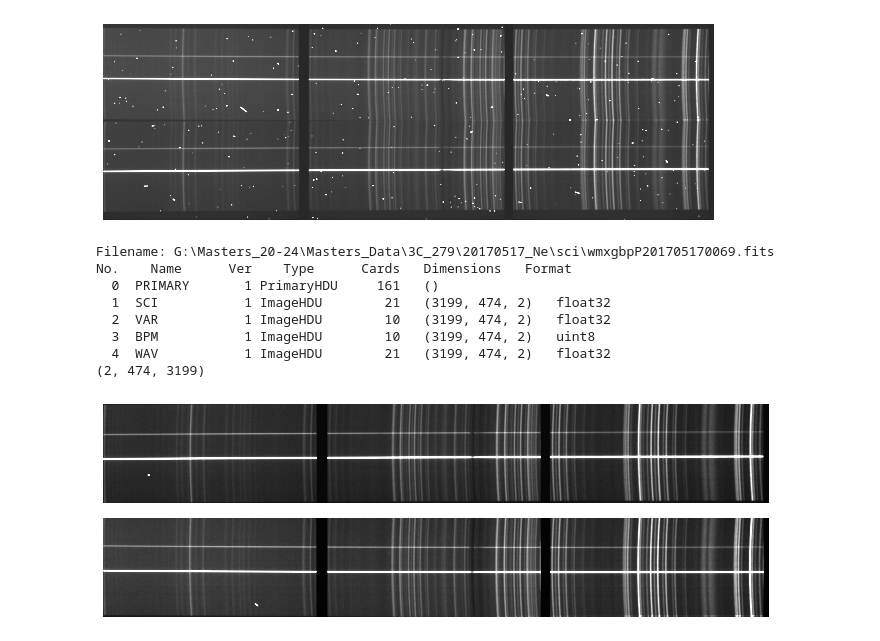
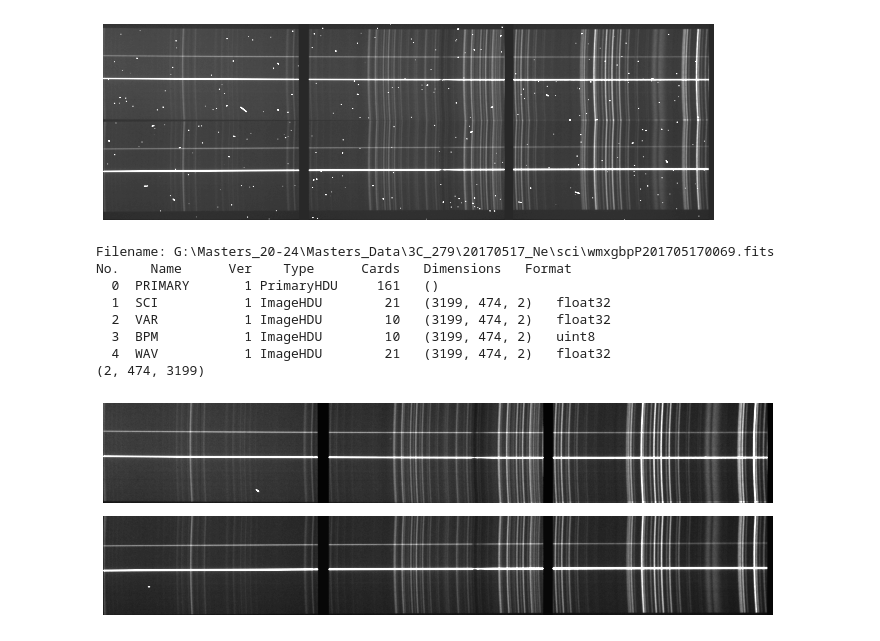
Before and after one commit to JustinotherGitter/Masters-Thesis, a Jupyter notebook: chapter_3/FITS_images.ipynb, the cells around one changed output. Saved outputs shown, nothing was run; the diff lists cells and outputs as text; code cells hidden in the pictures.

Commit message:
2024-01-25: ch03 splitting and iraf wavelength calibration. Corrected figures and added workflow.

```diff
--- a/chapter_3/FITS_images.ipynb
+++ b/chapter_3/FITS_images.ipynb
@@ -37,30 +37,30 @@ No.    Name      Ver    Type      Cards   Dimensions   Format
 (1028, 3199)
 [figure]
 # %%
-# CH03 - S03.2.1
+# CH03 - S03.2.3
 
 image_file = get_pkg_data_filename('G:/Masters_20-24/Masters_Data/3C_279/20170517_Ne/sci/wmxgbpP201705170069.fits')
 
 fits.info(image_file)
 
 image_data = fits.getdata(image_file, ext=1)
 print(image_data.shape)
 
 fig, axs = plt.subplots(2, figsize=(9.597, 3.584))
 for i in [0, 1]:
-    axs[i].imshow(image_data[i], cmap='gray', vmax=np.mean(image_data[i]) + 2 * np.std(image_data[i]), origin='lower')
-    axs[i].grid()
-    axs[i].axis('off')
+    axs[-1-i].imshow(image_data[i], cmap='gray', vmax=np.mean(image_data[i]) + 2 * np.std(image_data[i]), origin='lower')
+    axs[-1-i].grid()
+    axs[-1-i].axis('off')
 
 plt.savefig('../figures/3_post_wav_cal.pdf', bbox_inches='tight') # Can save as svg for editing in inkscape
 plt.show()
 # %% [output]
 Filename: G:\Masters_20-24\Masters_Data\3C_279\20170517_Ne\sci\wmxgbpP201705170069.fits
 No.    Name      Ver    Type      Cards   Dimensions   Format
   0  PRIMARY       1 PrimaryHDU     161   ()
   1  SCI           1 ImageHDU        21   (3199, 474, 2)   float32
   2  VAR           1 ImageHDU        10   (3199, 474, 2)   float32
   3  BPM           1 ImageHDU        10   (3199, 474, 2)   uint8
   4  WAV           1 ImageHDU        21   (3199, 474, 2)   float32
 (2, 474, 3199)
-[figure, old version]
+[figure, new version]
```
Also changed, not shown: parts of 1 cell of this notebook, 7 other files.
